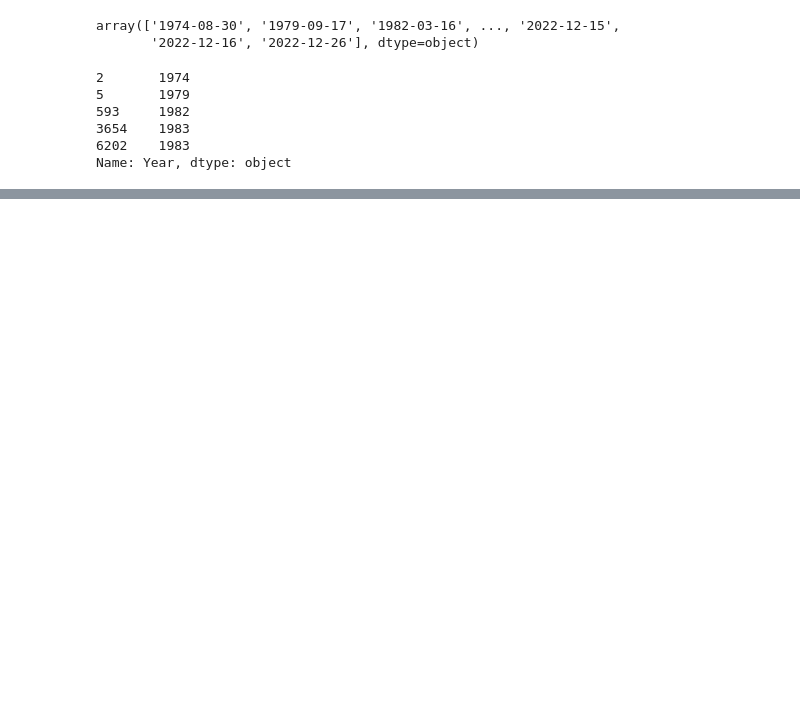
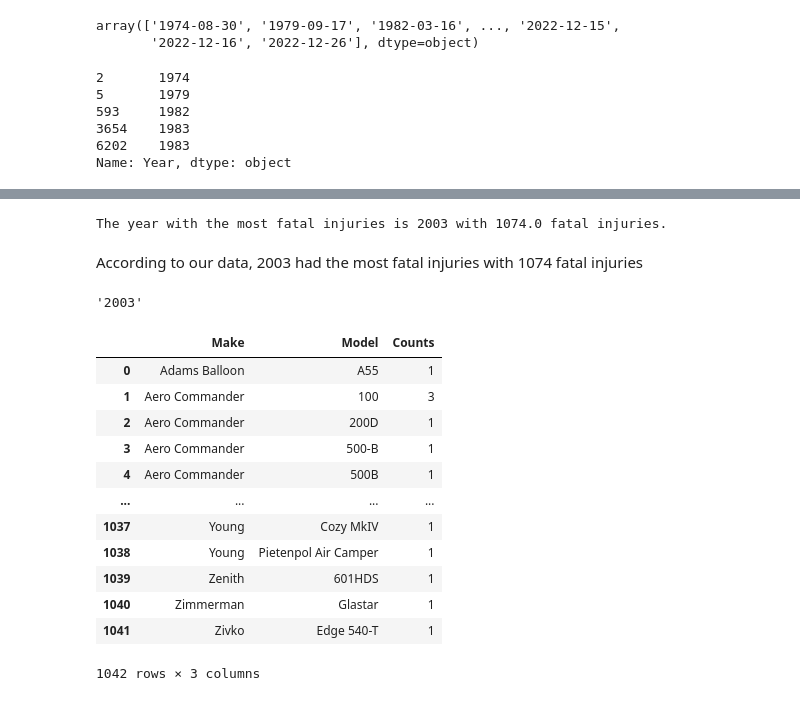
Before and after one commit to MercyBarminga/DSPT11-Phase1-Project, a Jupyter notebook: dsc_phase1_project_AviationData.ipynb, the cells around one changed output, grey strips where cells are left out. Cells and saved outputs as stored; diff of their text form; code cells hidden in the pictures; blank space fills up the shorter version.

Commit message:
Extract the highest number of fatalities per make and model

```diff
--- a/dsc_phase1_project_AviationData.ipynb
+++ b/dsc_phase1_project_AviationData.ipynb
@@ -191,3 +195,7 @@ df['Year'].head()
 3654    1983
 6202    1983
 Name: Year, dtype: object
+# %%
+#Find out the total injuries per year
+injuries_by_year = df.groupby('Year')['Total.Fatal.Injuries'].sum()
+injuries_by_year.head()
@@ -193,0 +210,34 @@ Name: Year, dtype: object
+# %%
+most_fatal_injuries_year = injuries_by_year.idxmax()
+most_fatal_injuries_value = injuries_by_year.max()
+
+print(f"The year with the most fatal injuries is {most_fatal_injuries_year} with {most_fatal_injuries_value} fatal injuries.")
+# %% [output]
+The year with the most fatal injuries is 2003 with 1074.0 fatal injuries.
+# %% [markdown]
+According to our data, 2003 had the most fatal injuries with 1074 fatal injuries
+# %%
+#Lets zoom in to that year and get the dataframe
+most_fatal_year = injuries_by_year.idxmax()
+most_fatal_year
+# %% [output]
+'2003'
+# %%
+df_most_fatal_year = df[df['Year'] == most_fatal_year]
+# %%
+make_and_model_in_use = df_most_fatal_year.groupby(['Make', 'Model']).size().reset_index(name='Counts')
+make_and_model_in_use
+# %% [output]
+|  | Make | Model | Counts |
+| 0 | Adams Balloon | A55 | 1 |
+| 1 | Aero Commander | 100 | 3 |
+| 2 | Aero Commander | 200D | 1 |
+| 3 | Aero Commander | 500-B | 1 |
+| 4 | Aero Commander | 500B | 1 |
+| ... | ... | ... | ... |
+| 1037 | Young | Cozy MkIV | 1 |
+| 1038 | Young | Pietenpol Air Camper | 1 |
+| 1039 | Zenith | 601HDS | 1 |
+| 1040 | Zimmerman | Glastar | 1 |
+| 1041 | Zivko | Edge 540-T | 1 |
+1042 rows × 3 columns
```
Also changed, not shown: parts of 5 cells of this notebook.
